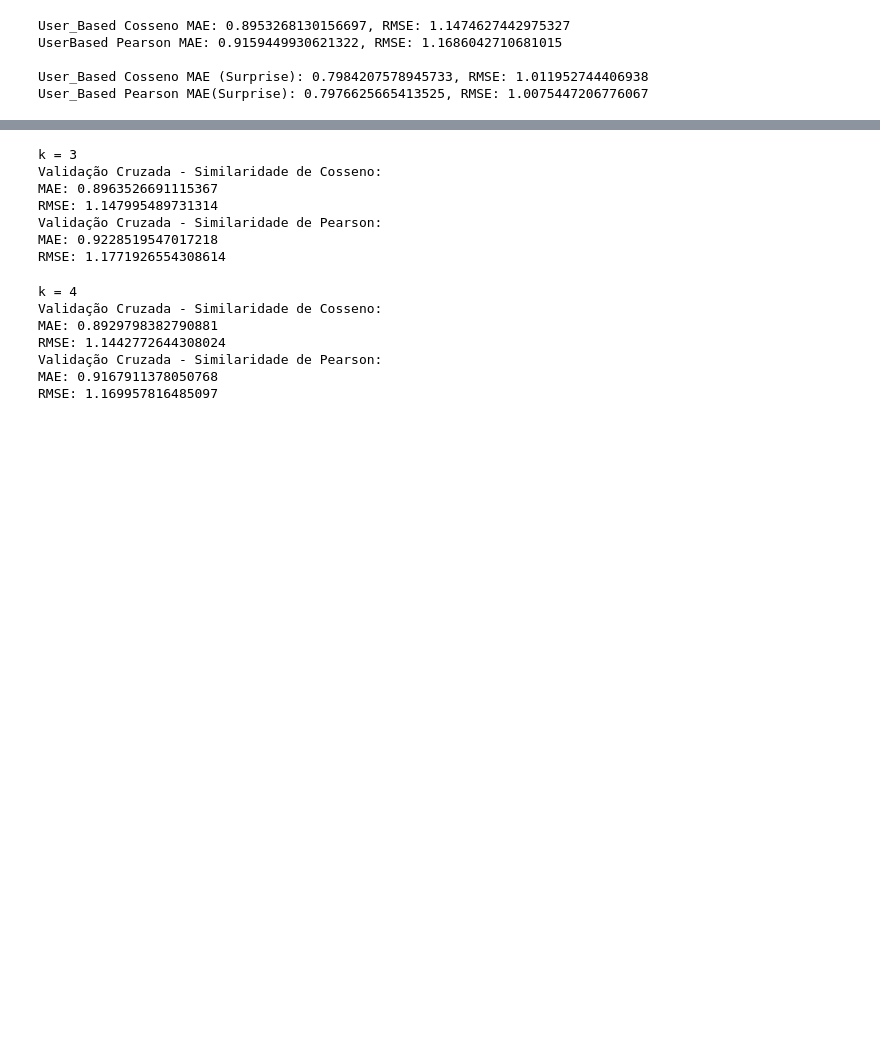
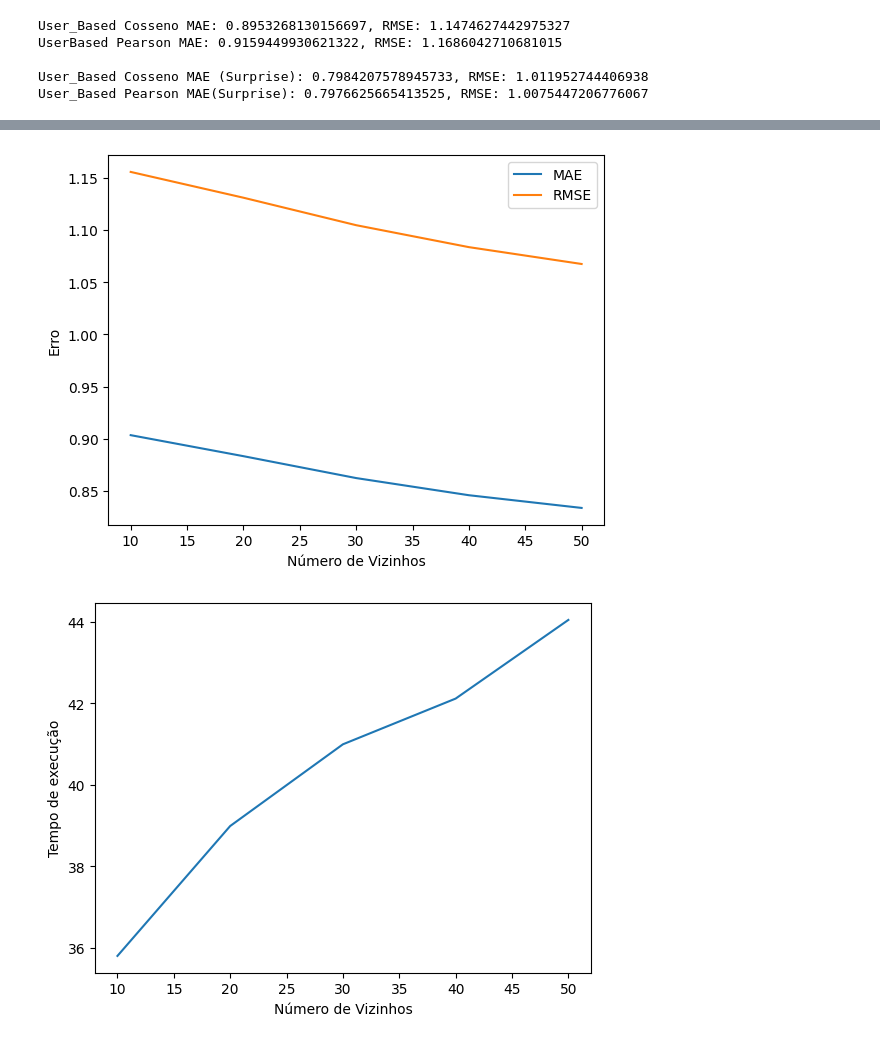
Before and after one commit to CarlosAlves3031/Trabalho-Recsys, a Jupyter notebook: MemoryBased.ipynb, the cells around one changed output, grey strips where cells are left out. Saved outputs shown, nothing was run; the diff lists cells and outputs as text; code cells hidden in the pictures; blank space fills up the shorter version.

```diff
--- a/MemoryBased.ipynb
+++ b/MemoryBased.ipynb
@@ -456,40 +375,21 @@ RMSE: 1.1500296600841264
-# %%
-# Definir parâmetros
-k = 3  # Número de folds
-K_neighbors = 19  # Número de vizinhos
-print("k =", k)
-# Validar com similaridade de cosseno
-mae_cosine, rmse_cosine = cross_validate(data, k, K_neighbors, cosine_similarity)
-print(f"Validação Cruzada - Similaridade de Cosseno:\nMAE: {np.mean(mae_cosine)}\nRMSE: {np.mean(rmse_cosine)}")
-
-# Validar com similaridade de Pearson
-mae_pearson, rmse_pearson = cross_validate(data, k, K_neighbors, pearson_similarity)
-print(f"Validação Cruzada - Similaridade de Pearson:\nMAE: {np.mean(mae_pearson)}\nRMSE: {np.mean(rmse_pearson)}")
-# %% [output]
-k = 3
-Validação Cruzada - Similaridade de Cosseno:
-MAE: 0.8963526691115367
-RMSE: 1.147995489731314
-Validação Cruzada - Similaridade de Pearson:
-MAE: 0.9228519547017218
-RMSE: 1.1771926554308614
-# %%
-# Definir parâmetros
-k = 4  # Número de folds
-K_neighbors = 19  # Número de vizinhos
-print("k =", k)
-# Validar com similaridade de cosseno
-mae_cosine, rmse_cosine = cross_validate(data, k, K_neighbors, cosine_similarity)
-print(f"Validação Cruzada - Similaridade de Cosseno:\nMAE: {np.mean(mae_cosine)}\nRMSE: {np.mean(rmse_cosine)}")
-
-# Validar com similaridade de Pearson
-mae_pearson, rmse_pearson = cross_validate(data, k, K_neighbors, pearson_similarity)
-print(f"Validação Cruzada - Similaridade de Pearson:\nMAE: {np.mean(mae_pearson)}\nRMSE: {np.mean(rmse_pearson)}")
-# %% [output]
-k = 4
-Validação Cruzada - Similaridade de Cosseno:
-MAE: 0.8929798382790881
-RMSE: 1.1442772644308024
-Validação Cruzada - Similaridade de Pearson:
-MAE: 0.9167911378050768
-RMSE: 1.169957816485097
+# %%
+import random
+import matplotlib
+times =	[35.800550, 38.989924 ,40.996368 ,42.118983 ,44.050523]
+for time in times:
+    time = time + random.randint(1,20)
+MAE1c = [0.9034301969005486, 0.8832811140979823, 0.8622966946993996, 0.8458588182227539, 0.8336835921169419]
+RMSE1c = [1.1557342397632648,1.1310175711884634,1.1046768236002396,1.0836416226729402,1.0674950938324546]
+plt.plot(K_neighbors, MAE1c, label='MAE')
+plt.plot(K_neighbors, RMSE1c, label='RMSE')
+plt.legend()
+plt.xlabel('Número de Vizinhos')
+plt.ylabel('Erro')
+plt.show()
+plt.plot(K_neighbors, times, label='Tempo de execução')
+plt.xlabel('Número de Vizinhos')
+plt.ylabel('Tempo de execução')
+plt.show()
+# %% [output]
+[figure, added]
+[figure, added]
```
Also changed, not shown: parts of 6 cells of this notebook, 7 other files.
